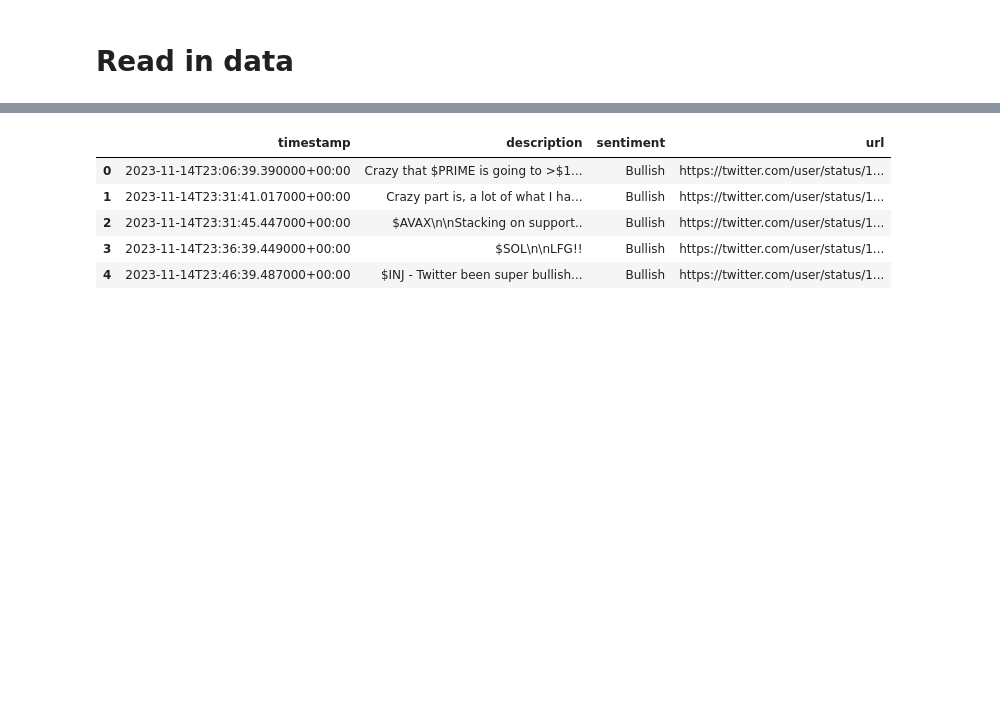
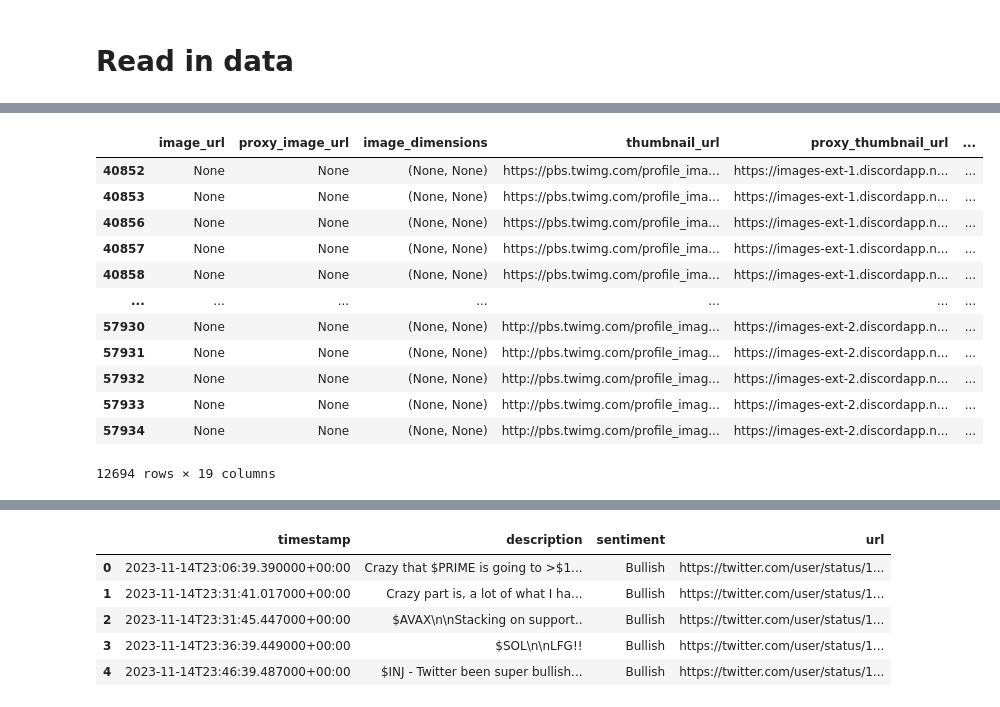
Before and after one commit to lowweihong/team14-CryptoMood, a Jupyter notebook: src/data_cleaning/eda.ipynb, the cells around one changed output, grey strips where cells are left out. Saved outputs shown, nothing was run; the diff lists cells and outputs as text; code cells hidden in the pictures; blank space fills up the shorter version.

```diff
--- a/src/data_cleaning/eda.ipynb
+++ b/src/data_cleaning/eda.ipynb
@@ -22,0 +78,16 @@ df.head()
+# %%
+df[df['image_url'].isna()]
+# %% [output]
+|  | image_url | proxy_image_url | image_dimensions | thumbnail_url | proxy_thumbnail_url | ... |
+| 40852 | None | None | (None, None) | https://pbs.twimg.com/profile_ima... | https://images-ext-1.discordapp.n... | ... |
+| 40853 | None | None | (None, None) | https://pbs.twimg.com/profile_ima... | https://images-ext-1.discordapp.n... | ... |
+| 40856 | None | None | (None, None) | https://pbs.twimg.com/profile_ima... | https://images-ext-1.discordapp.n... | ... |
+| 40857 | None | None | (None, None) | https://pbs.twimg.com/profile_ima... | https://images-ext-1.discordapp.n... | ... |
+| 40858 | None | None | (None, None) | https://pbs.twimg.com/profile_ima... | https://images-ext-1.discordapp.n... | ... |
+| ... | ... | ... | ... | ... | ... | ... |
+| 57930 | None | None | (None, None) | http://pbs.twimg.com/profile_imag... | https://images-ext-2.discordapp.n... | ... |
+| 57931 | None | None | (None, None) | http://pbs.twimg.com/profile_imag... | https://images-ext-2.discordapp.n... | ... |
+| 57932 | None | None | (None, None) | http://pbs.twimg.com/profile_imag... | https://images-ext-2.discordapp.n... | ... |
+| 57933 | None | None | (None, None) | http://pbs.twimg.com/profile_imag... | https://images-ext-2.discordapp.n... | ... |
+| 57934 | None | None | (None, None) | http://pbs.twimg.com/profile_imag... | https://images-ext-2.discordapp.n... | ... |
+12694 rows × 19 columns
```
Also changed, not shown: parts of 28 cells of this notebook, 2 other files.
